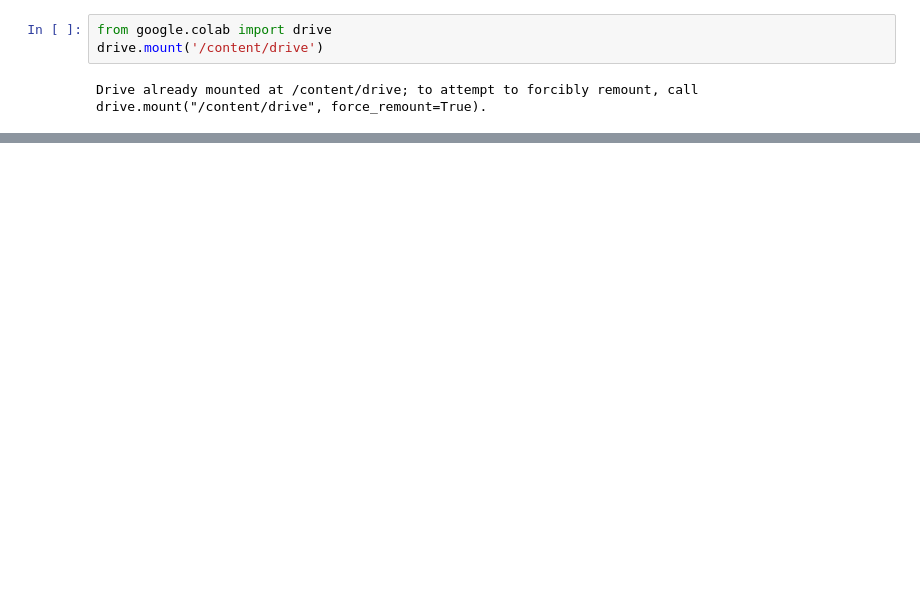
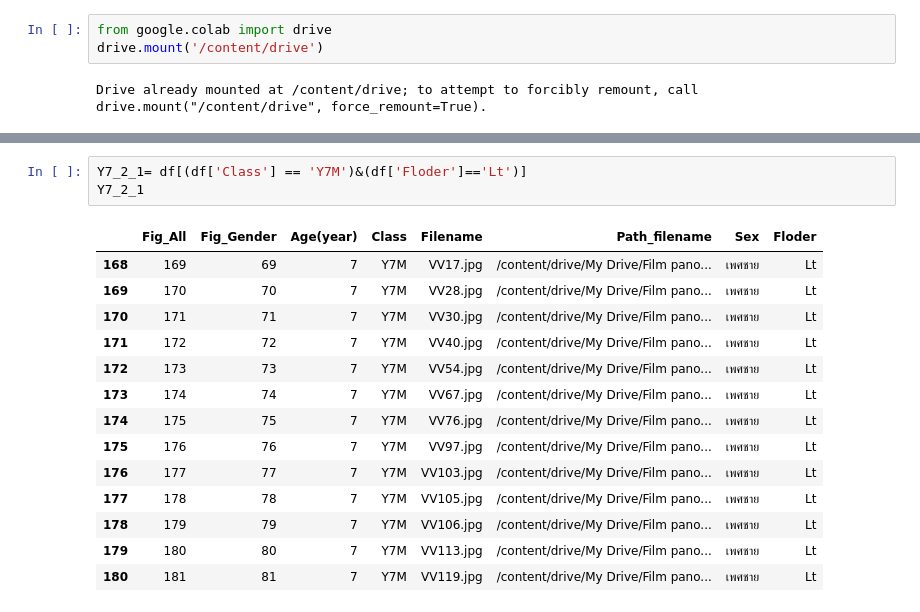
Before and after one commit to Wanita-8943/efficientnet_keras_transfer_learning, a Jupyter notebook: ตัดรูป.ipynb, the cells around one changed output, grey strips where cells are left out. Drawn from its saved outputs; the diff is of its cells as text; blank space fills up the shorter version.

```diff
--- a/ตัดรูป.ipynb
+++ b/ตัดรูป.ipynb
@@ -78,0 +213,18 @@ for i in path:
+# %%
+Y7_2_1= df[(df['Class'] == 'Y7M')&(df['Floder']=='Lt')]
+Y7_2_1
+# %% [output]
+|  | Fig_All | Fig_Gender | Age(year) | Class | Filename | Path_filename | Sex | Floder |
+| 168 | 169 | 69 | 7 | Y7M | VV17.jpg | /content/drive/My Drive/Film pano... | เพศชาย | Lt |
+| 169 | 170 | 70 | 7 | Y7M | VV28.jpg | /content/drive/My Drive/Film pano... | เพศชาย | Lt |
+| 170 | 171 | 71 | 7 | Y7M | VV30.jpg | /content/drive/My Drive/Film pano... | เพศชาย | Lt |
+| 171 | 172 | 72 | 7 | Y7M | VV40.jpg | /content/drive/My Drive/Film pano... | เพศชาย | Lt |
+| 172 | 173 | 73 | 7 | Y7M | VV54.jpg | /content/drive/My Drive/Film pano... | เพศชาย | Lt |
+| 173 | 174 | 74 | 7 | Y7M | VV67.jpg | /content/drive/My Drive/Film pano... | เพศชาย | Lt |
+| 174 | 175 | 75 | 7 | Y7M | VV76.jpg | /content/drive/My Drive/Film pano... | เพศชาย | Lt |
+| 175 | 176 | 76 | 7 | Y7M | VV97.jpg | /content/drive/My Drive/Film pano... | เพศชาย | Lt |
+| 176 | 177 | 77 | 7 | Y7M | VV103.jpg | /content/drive/My Drive/Film pano... | เพศชาย | Lt |
+| 177 | 178 | 78 | 7 | Y7M | VV105.jpg | /content/drive/My Drive/Film pano... | เพศชาย | Lt |
+| 178 | 179 | 79 | 7 | Y7M | VV106.jpg | /content/drive/My Drive/Film pano... | เพศชาย | Lt |
+| 179 | 180 | 80 | 7 | Y7M | VV113.jpg | /content/drive/My Drive/Film pano... | เพศชาย | Lt |
+| 180 | 181 | 81 | 7 | Y7M | VV119.jpg | /content/drive/My Drive/Film pano... | เพศชาย | Lt |
```
Also changed, not shown: parts of 21 cells of this notebook.
